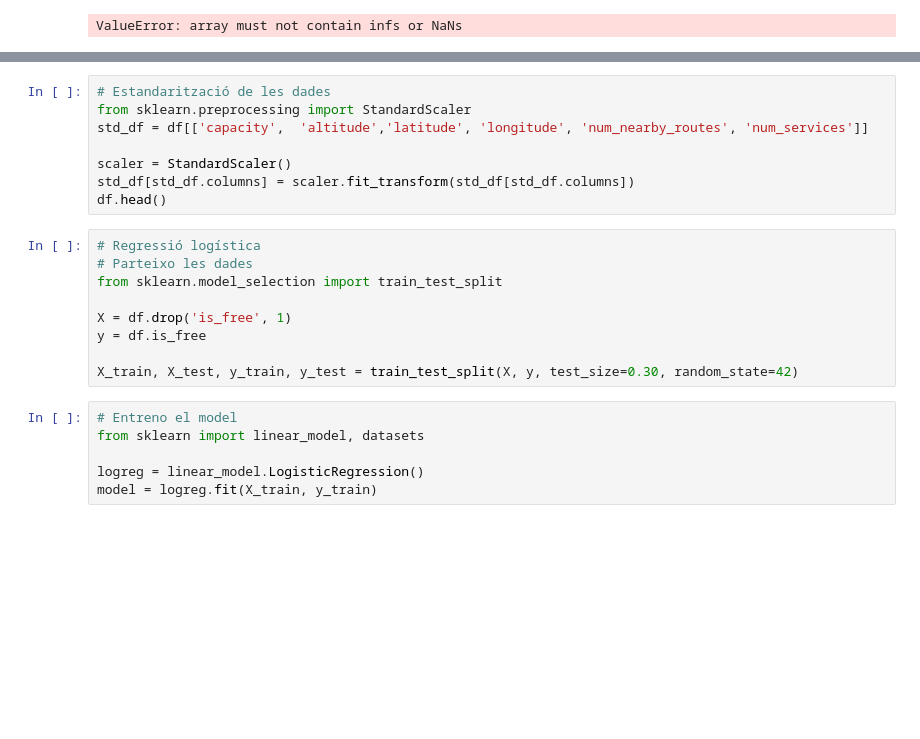
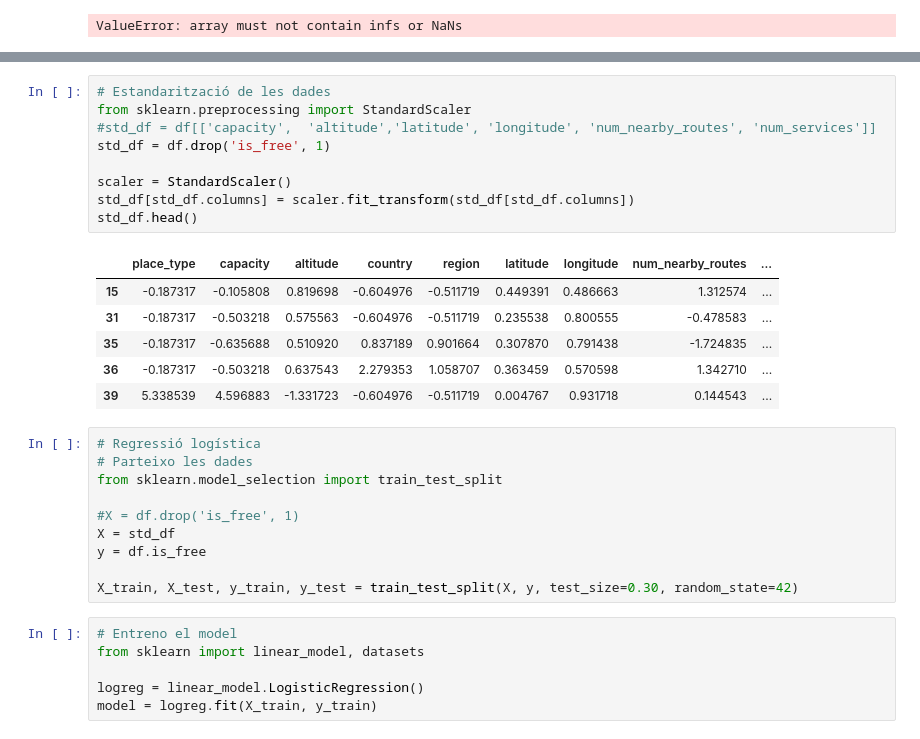
Before and after one commit to sarajose/data_analysis_of_a_dataset, a Jupyter notebook: code/data_analysis.ipynb, the cells around one changed output, grey strips where cells are left out. Cells and saved outputs as stored; diff of their text form; blank space fills up the shorter version.

```diff
--- a/code/data_analysis.ipynb
+++ b/code/data_analysis.ipynb
@@ -167,17 +197,26 @@ df.head()
 # %%
 # Estandarització de les dades
 from sklearn.preprocessing import StandardScaler
-std_df = df[['capacity',  'altitude','latitude', 'longitude', 'num_nearby_routes', 'num_services']]
+#std_df = df[['capacity',  'altitude','latitude', 'longitude', 'num_nearby_routes', 'num_services']]
+std_df = df.drop('is_free', 1)
 
 scaler = StandardScaler()
 std_df[std_df.columns] = scaler.fit_transform(std_df[std_df.columns])
-df.head()
+std_df.head()
+# %% [output]
+|  | place_type | capacity | altitude | country | region | latitude | longitude | num_nearby_routes | ... |
+| 15 | -0.187317 | -0.105808 | 0.819698 | -0.604976 | -0.511719 | 0.449391 | 0.486663 | 1.312574 | ... |
+| 31 | -0.187317 | -0.503218 | 0.575563 | -0.604976 | -0.511719 | 0.235538 | 0.800555 | -0.478583 | ... |
+| 35 | -0.187317 | -0.635688 | 0.510920 | 0.837189 | 0.901664 | 0.307870 | 0.791438 | -1.724835 | ... |
+| 36 | -0.187317 | -0.503218 | 0.637543 | 2.279353 | 1.058707 | 0.363459 | 0.570598 | 1.342710 | ... |
+| 39 | 5.338539 | 4.596883 | -1.331723 | -0.604976 | -0.511719 | 0.004767 | 0.931718 | 0.144543 | ... |
 # %%
 # Regressió logística
 # Parteixo les dades
 from sklearn.model_selection import train_test_split
 
-X = df.drop('is_free', 1)
+#X = df.drop('is_free', 1)
+X = std_df
 y = df.is_free
 
 X_train, X_test, y_train, y_test = train_test_split(X, y, test_size=0.30, random_state=42)
```
Also changed, not shown: parts of 5 cells of this notebook.
